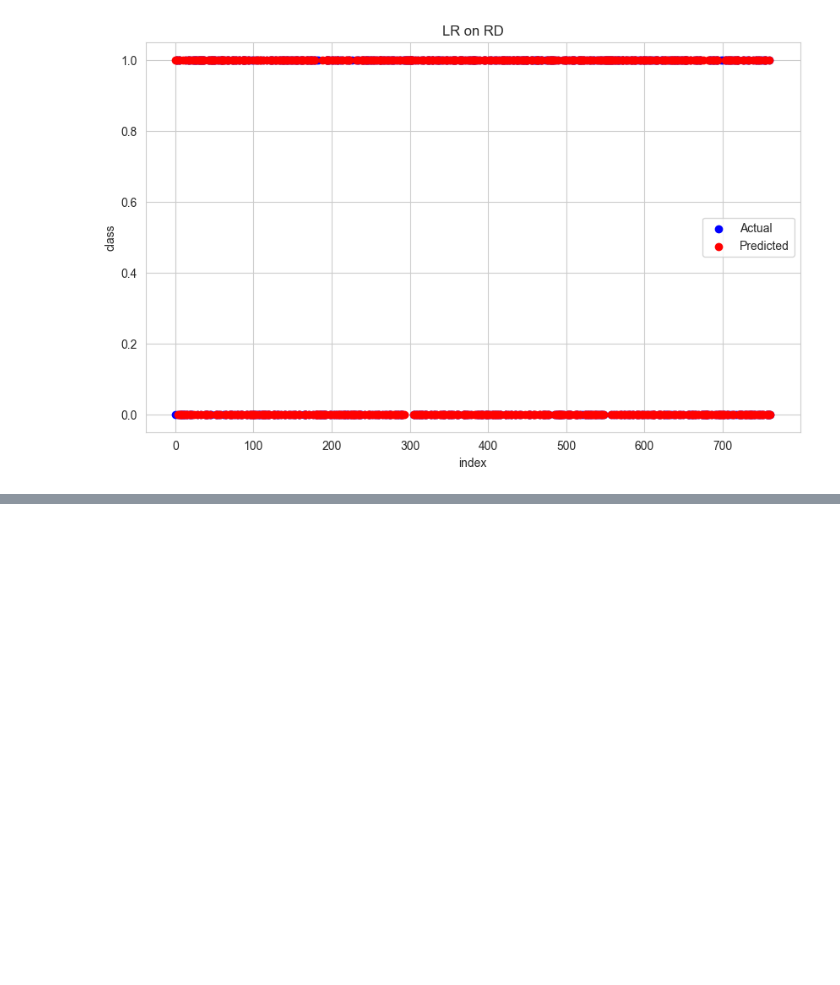
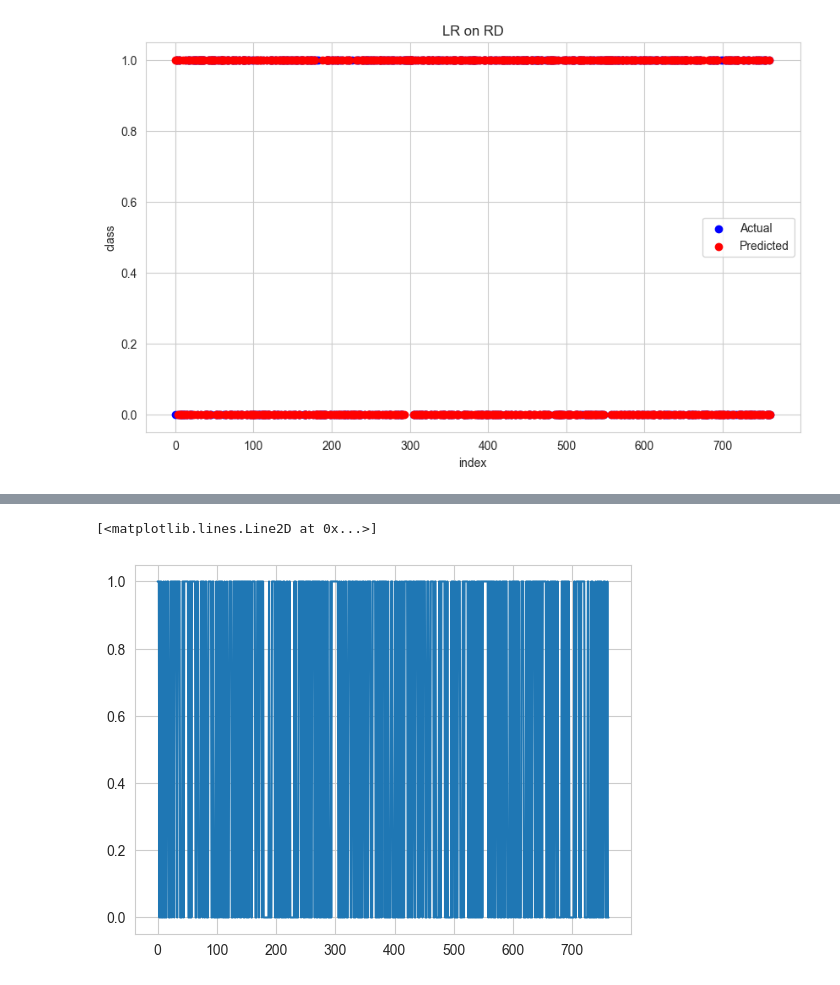
Before and after one commit to AIwaziri/Ai-305-LAB-ML, a Jupyter notebook: LAB05/waziri-Logistic Regression Lab05.ipynb, the cells around one changed output, grey strips where cells are left out. Saved outputs shown, nothing was run; the diff lists cells and outputs as text; code cells hidden in the pictures; blank space fills up the shorter version.

```diff
--- a/LAB05/Logistic Regression Lab.ipynb
+++ b/LAB05/waziri-Logistic Regression Lab05.ipynb
@@ -368,0 +364,5 @@ plt.show()
+# %%
+plt.plot(y_pred, label='Predicted')
+# %% [output]
+[<matplotlib.lines.Line2D at 0x...>]
+[figure, added]
```
Also changed, not shown: parts of 12 cells of this notebook.
